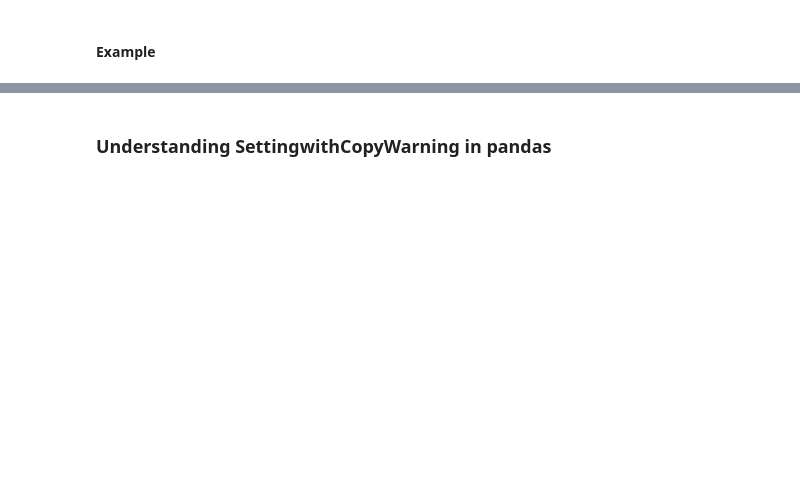
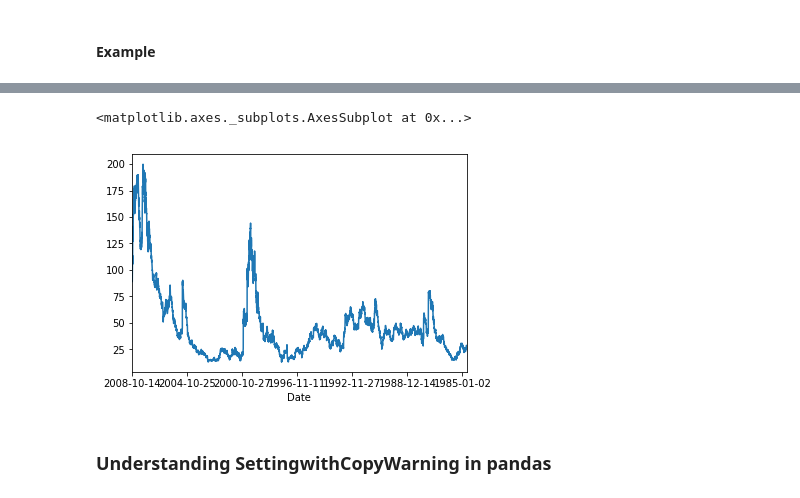
Before and after one commit to mladensavic/python_analitika_tecaj, a Jupyter notebook: teden_03/03_teden_pandas_clean.ipynb, the cells around one changed output, grey strips where cells are left out. Cells and saved outputs as stored; diff of their text form; code cells hidden in the pictures; blank space fills up the shorter version.

```diff
--- a/teden_03/03_teden_pandas_clean.ipynb
+++ b/teden_03/03_teden_pandas_clean.ipynb
@@ -1793,2 +2336,4 @@ NameError: name 'datetime' is not defined
 # %% [markdown]
 #### Example
+# %%
+appl = pd.read_csv('data/DATA_aapl.csv')
@@ -1794,0 +2353,3 @@ NameError: name 'datetime' is not defined
+# %%
+#trenutno nimamo indeksa za datume, bi pa bilo koristnp
+appl.set_index('Date', inplace = True)
@@ -1794,0 +2366,3 @@ NameError: name 'datetime' is not defined
+# %%
+#za vsak dan bi izbrali samo close price
+appl_close = appl['Close']
@@ -1795,2 +2379,8 @@ NameError: name 'datetime' is not defined
+# %%
+#če imamo vrednosti z datumom kot indexom, lahko rišemo lepe grafe (zaženi 2x, da izriše)
+appl_close.plot()
+# %% [output]
+<matplotlib.axes._subplots.AxesSubplot at 0x...>
+[figure, added]
 # %% [markdown]
 ### Understanding SettingwithCopyWarning in pandas
```
Also changed, not shown: parts of 110 cells of this notebook, 15 other files.
